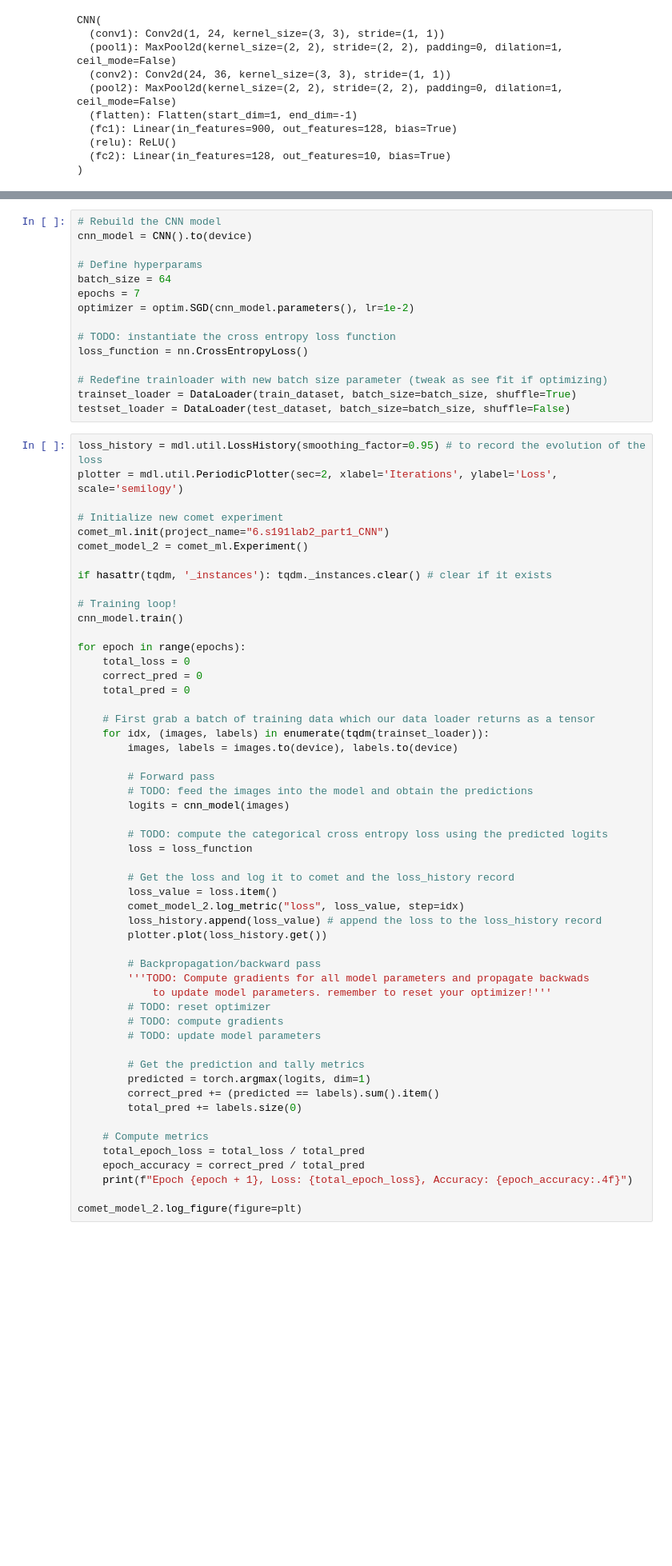
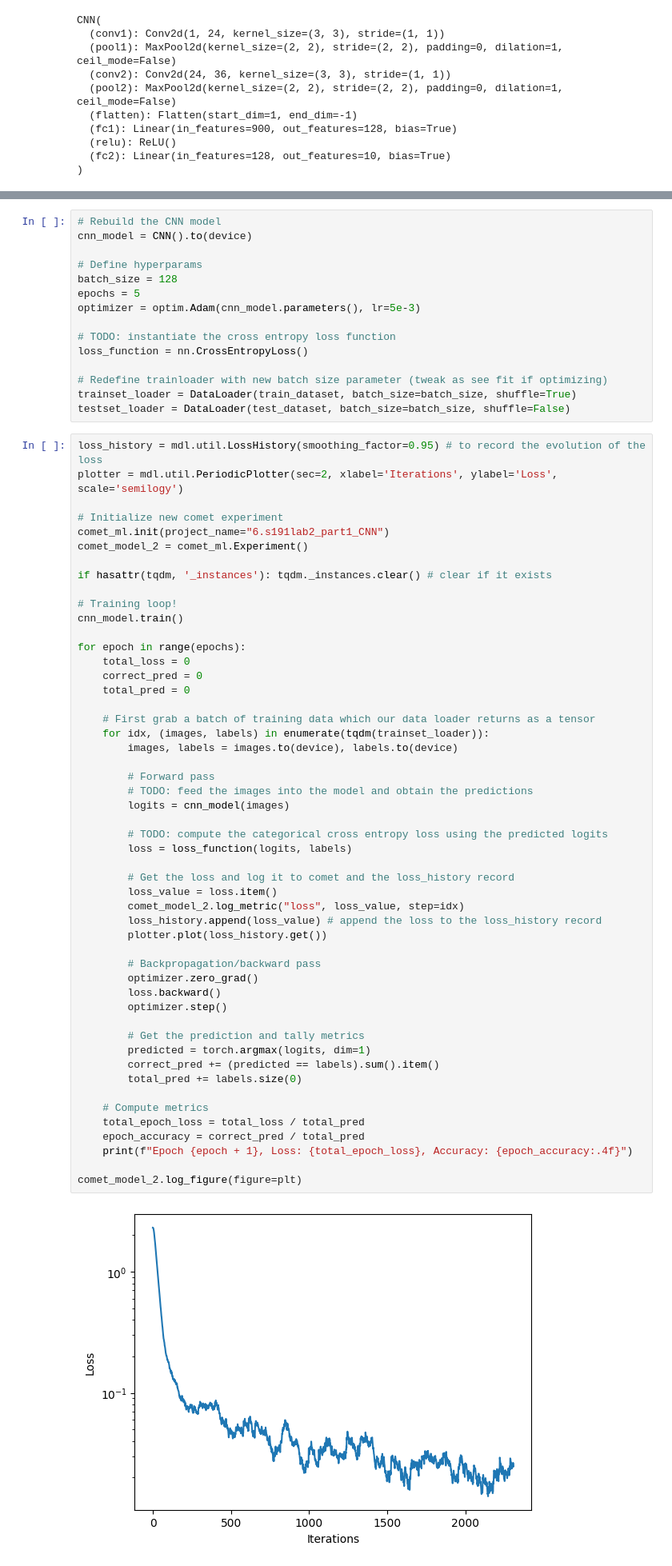
Before and after one commit to thobitz/introtodeeplearning, a Jupyter notebook: lab2/PT_Part1_MNIST.ipynb, the cells around one changed output, grey strips where cells are left out. Shown at 80% size. Saved outputs shown, nothing was run; the diff lists cells and outputs as text; blank space fills up the shorter version.

```diff
--- a/lab2/PT_Part1_MNIST.ipynb
+++ b/lab2/PT_Part1_MNIST.ipynb
@@ -486,9 +470,9 @@ As we've done above, we can define the loss function, optimizer, and calculate t
 cnn_model = CNN().to(device)
 
 # Define hyperparams
-batch_size = 64
-epochs = 7
-optimizer = optim.SGD(cnn_model.parameters(), lr=1e-2)
+batch_size = 128
+epochs = 5
+optimizer = optim.Adam(cnn_model.parameters(), lr=5e-3)
 
 # TODO: instantiate the cross entropy loss function
 loss_function = nn.CrossEntropyLoss()
@@ -516,36 +500,36 @@ for epoch in range(epochs):
 
     # First grab a batch of training data which our data loader returns as a tensor
     for idx, (images, labels) in enumerate(tqdm(trainset_loader)):
         images, labels = images.to(device), labels.to(device)
 
         # Forward pass
         # TODO: feed the images into the model and obtain the predictions
         logits = cnn_model(images)
 
         # TODO: compute the categorical cross entropy loss using the predicted logits
-        loss = loss_function
+        loss = loss_function(logits, labels)
 
         # Get the loss and log it to comet and the loss_history record
         loss_value = loss.item()
         comet_model_2.log_metric("loss", loss_value, step=idx)
         loss_history.append(loss_value) # append the loss to the loss_history record
         plotter.plot(loss_history.get())
 
         # Backpropagation/backward pass
-        '''TODO: Compute gradients for all model parameters and propagate backwads
-            to update model parameters. remember to reset your optimizer!'''
-        # TODO: reset optimizer
-        # TODO: compute gradients
-        # TODO: update model parameters
+        optimizer.zero_grad()
+        loss.backward()
+        optimizer.step()
 
         # Get the prediction and tally metrics
         predicted = torch.argmax(logits, dim=1)
         correct_pred += (predicted == labels).sum().item()
         total_pred += labels.size(0)
 
     # Compute metrics
     total_epoch_loss = total_loss / total_pred
     epoch_accuracy = correct_pred / total_pred
     print(f"Epoch {epoch + 1}, Loss: {total_epoch_loss}, Accuracy: {epoch_accuracy:.4f}")
 
 comet_model_2.log_figure(figure=plt)
+# %% [output]
+[figure, added]
```
Also changed, not shown: parts of 14 cells of this notebook.
